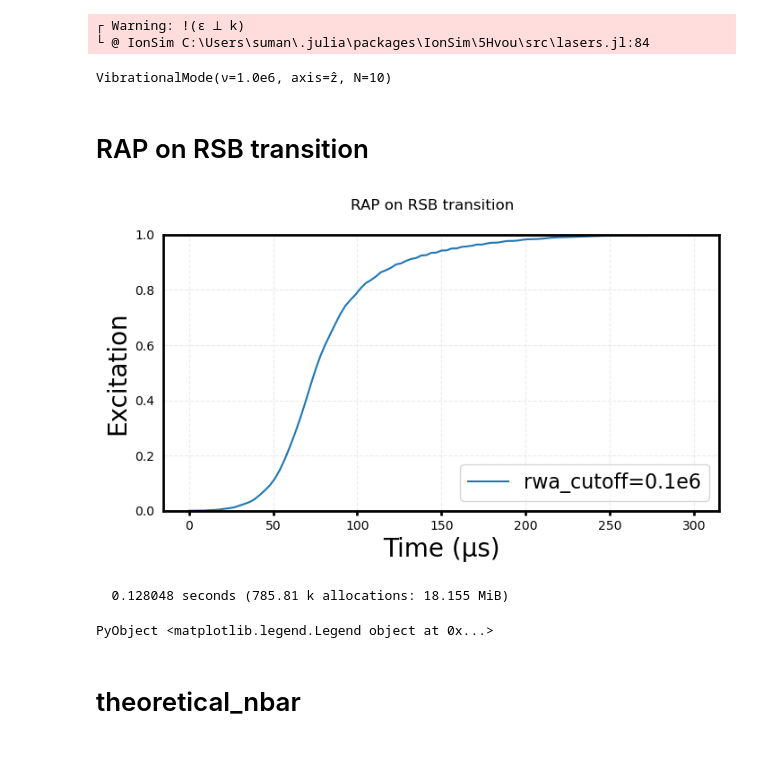
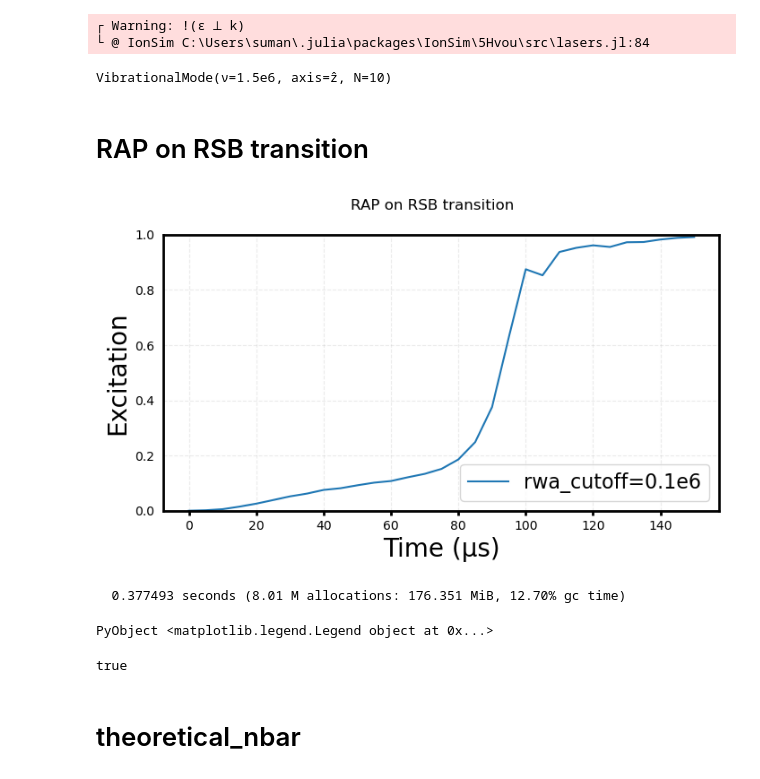
Before and after one commit to HaeffnerLab/lattice_notebooks, a Jupyter notebook: RAP_sequence.ipynb, the cells around one changed output. Cells and saved outputs as stored; diff of their text form; code cells hidden in the pictures.

```diff
--- a/RAP_sequence.ipynb
+++ b/RAP_sequence.ipynb
@@ -21,7 +21,7 @@ plt.matplotlib.rc("ytick.major", width=2)
 # %%
 C = Ca40(["S-1/2", "D-1/2"])
 L = Laser()
-νa = 1e6  # axial trap frequency
+νa = 1.5e6  # axial trap frequency
 νr = 3e6    # radial trap frequency
 chain = LinearChain(
         ions=[C], com_frequencies=(x=νr,y=νr,z=νa),
@@ -33,7 +33,7 @@ mode = T.configuration.vibrational_modes.z[1]
 # %% [output]
 ┌ Warning: !(ϵ ⟂ k)
 └ @ IonSim C:\Users\suman\.julia\packages\IonSim\5Hvou\src\lasers.jl:84
-VibrationalMode(ν=1.0e6, axis=ẑ, N=10)
+VibrationalMode(ν=1.5e6, axis=ẑ, N=10)
 # %% [markdown]
 # RAP on RSB transition
 # %%
@@ -41,7 +41,7 @@ T.B = 4e-4
 Δf = transition_frequency(T, 1, ("S-1/2", "D-1/2"))
 E1 = Efield_from_pi_time(3e-6, T, 1, 1, ("S-1/2", "D-1/2"))
 
-Tp = 300
+Tp = 150
 mode.N = 10
 ψi_mode = thermalstate(mode, 2)
 
@@ -52,38 +52,50 @@ mode.N = 10
 Δϕ = 2π * (δν/2) * 1e-6
 L.ϕ = t -> (-Δϕ + (2Δϕ / Tp) * t) * t;
 # amplitude Rabi_freq
 function Ω(t)
     if t < Tp
         return 5*E1*sin(π*t/Tp) #E*sin(π*t/Tp) #exp(-(t-Tp/2)^2/2500) ; sin(2π * t / 16)^2
     else
         return 0
     end
 end
 L.E = Ω;
 L.Δ  = Δf - mode.ν
 
 
-tspan = 0:Tp/100:Tp
-h = hamiltonian(T, rwa_cutoff=0.2e6)
+tspan = 0:Tp/30:Tp
+h = hamiltonian(T, rwa_cutoff=2e6)
 @time tout, ψt = timeevolution.schroedinger_dynamic(tspan, ψi1, h)
 
 # ψo = ψt[end]
 # p = expect(ionprojector(T, "D-1/2"), ψo)
 # print(abs(p))
 
 ex1 = expect(ionprojector(T, "D-1/2"), ψt)
 #plt.plot(tspan, ex1)
 plt.plot(tout, ex1, label="rwa_cutoff=0.1e6")
 #plt.xlim(tout[1], tout[end])
 plt.ylim(0, 1)
 plt.ylabel("Excitation")
 plt.xlabel("Time (μs)");
 plt.suptitle("RAP on RSB transition")
 plt.legend(loc="lower right", fontsize = 16)
 # %% [output]
-[figure, old version]
+[figure, new version]
-  0.128048 seconds (785.81 k allocations: 18.155 MiB)
+  0.377493 seconds (8.01 M allocations: 176.351 MiB, 12.70% gc time)
 PyObject <matplotlib.legend.Legend object at 0x...>
+# %%
+p = expect(ionprojector(T, "D-1/2"), ψt[end])
+p = real(p)
+# if p > 1
+#     p = 1
+# elseif p < 0
+#     p = 0
+# end
+B = Bernoulli(p)
+rand(B, 1)[1]
+# %% [output]
+true
 # %% [markdown]
 # theoretical_nbar
 # %%
```
Also changed, not shown: parts of 4 cells of this notebook.
